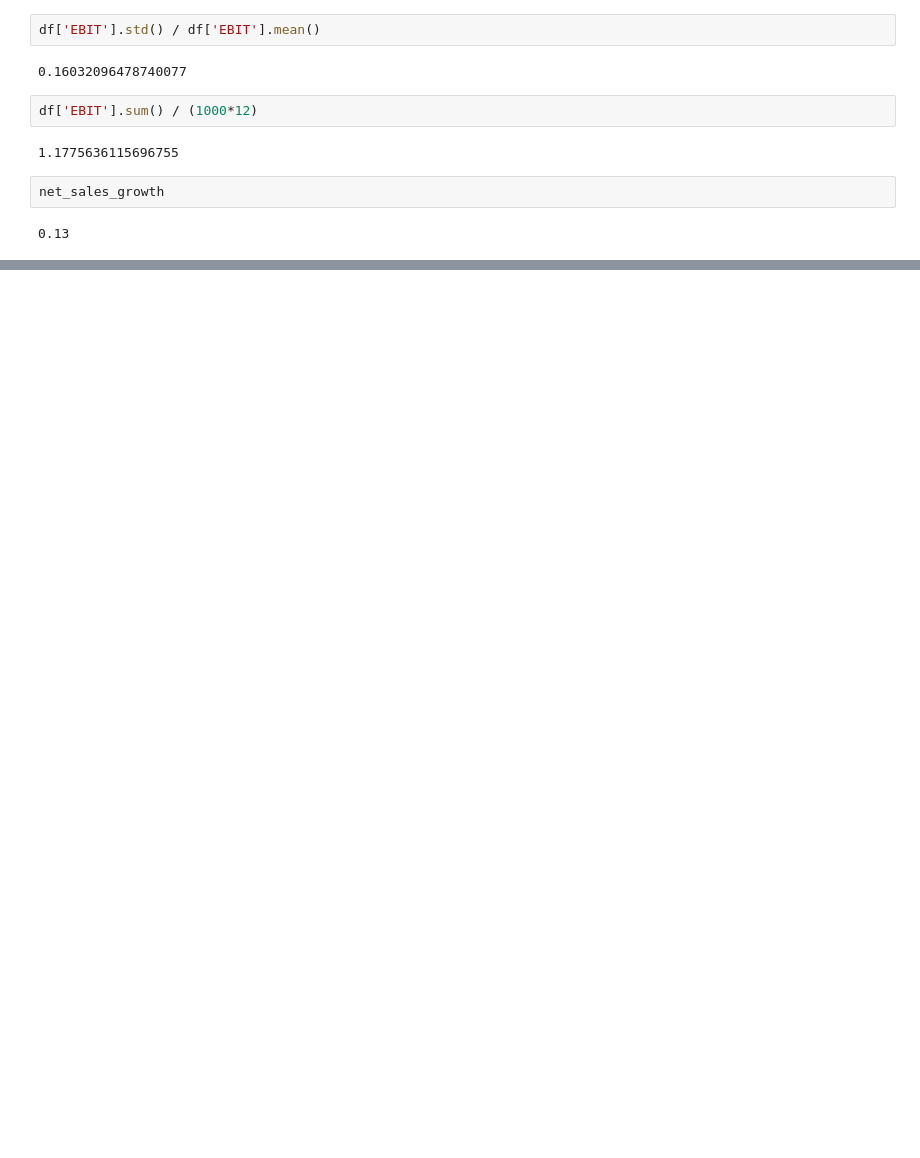
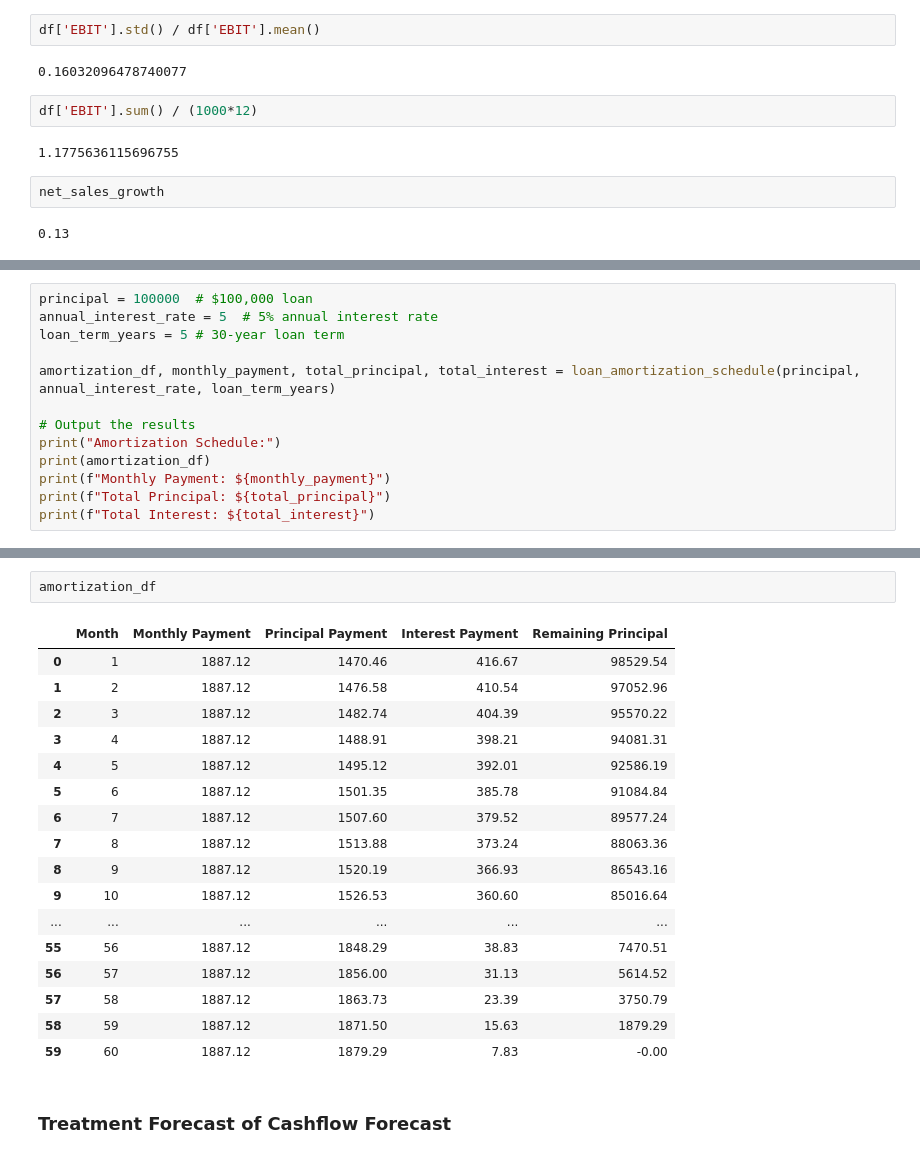
Before and after one commit to Gaia-Dental-Studio/Clinic_Value_Evaluation, a Jupyter notebook: playground.ipynb, the cells around one changed output, grey strips where cells are left out. Cells and saved outputs as stored; diff of their text form; blank space fills up the shorter version.

```diff
--- a/playground.ipynb
+++ b/playground.ipynb
@@ -789,0 +864,13 @@ net_sales_growth
+# %%
+principal = 100000  # $100,000 loan
+annual_interest_rate = 5  # 5% annual interest rate
+loan_term_years = 5 # 30-year loan term
+
+amortization_df, monthly_payment, total_principal, total_interest = loan_amortization_schedule(principal, annual_interest_rate, loan_term_years)
+
+# Output the results
+print("Amortization Schedule:")
+print(amortization_df)
+print(f"Monthly Payment: ${monthly_payment}")
+print(f"Total Principal: ${total_principal}")
+print(f"Total Interest: ${total_interest}")
@@ -789,0 +895,22 @@ net_sales_growth
+# %%
+amortization_df
+# %% [output]
+|  | Month | Monthly Payment | Principal Payment | Interest Payment | Remaining Principal |
+| 0 | 1 | 1887.12 | 1470.46 | 416.67 | 98529.54 |
+| 1 | 2 | 1887.12 | 1476.58 | 410.54 | 97052.96 |
+| 2 | 3 | 1887.12 | 1482.74 | 404.39 | 95570.22 |
+| 3 | 4 | 1887.12 | 1488.91 | 398.21 | 94081.31 |
+| 4 | 5 | 1887.12 | 1495.12 | 392.01 | 92586.19 |
+| 5 | 6 | 1887.12 | 1501.35 | 385.78 | 91084.84 |
+| 6 | 7 | 1887.12 | 1507.60 | 379.52 | 89577.24 |
+| 7 | 8 | 1887.12 | 1513.88 | 373.24 | 88063.36 |
+| 8 | 9 | 1887.12 | 1520.19 | 366.93 | 86543.16 |
+| 9 | 10 | 1887.12 | 1526.53 | 360.60 | 85016.64 |
+| ... | ... | ... | ... | ... | ... |
+| 55 | 56 | 1887.12 | 1848.29 | 38.83 | 7470.51 |
+| 56 | 57 | 1887.12 | 1856.00 | 31.13 | 5614.52 |
+| 57 | 58 | 1887.12 | 1863.73 | 23.39 | 3750.79 |
+| 58 | 59 | 1887.12 | 1871.50 | 15.63 | 1879.29 |
+| 59 | 60 | 1887.12 | 1879.29 | 7.83 | -0.00 |
+# %% [markdown]
+### Treatment Forecast of Cashflow Forecast
```
Also changed, not shown: parts of 10 cells of this notebook, 8 other files.
